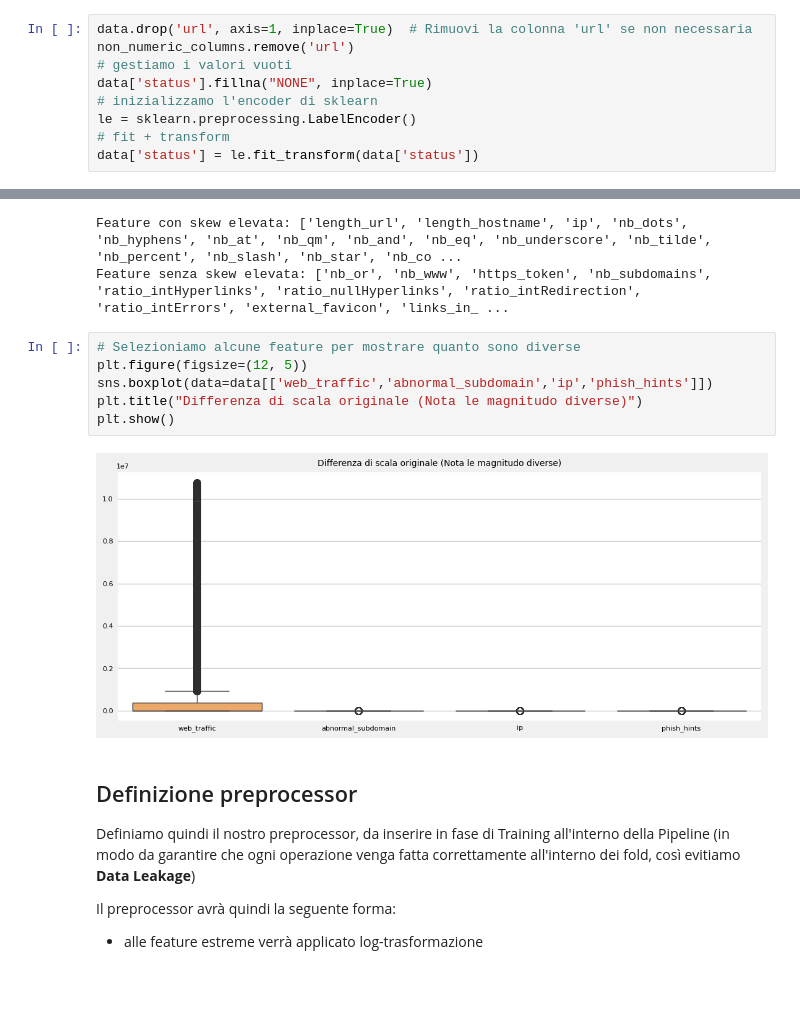
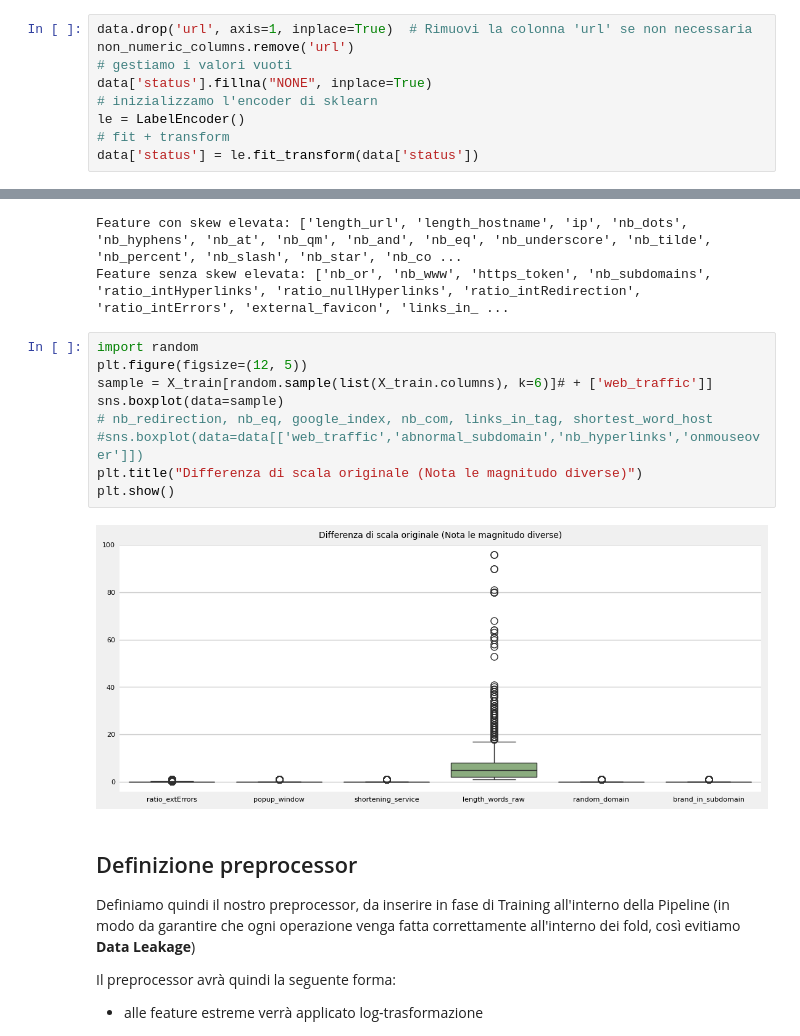
Before and after one commit to francosalvucci14/Progetto_MachineLearning, a Jupyter notebook: Progetto_ML_phishing-url.ipynb, the cells around one changed output, grey strips where cells are left out. Saved outputs shown, nothing was run; the diff lists cells and outputs as text; blank space fills up the shorter version.

```diff
--- a/Progetto_ML_phishing-url.ipynb
+++ b/Progetto_ML_phishing-url.ipynb
@@ -267,7 +277,7 @@ non_numeric_columns.remove('url')
 # gestiamo i valori vuoti
 data['status'].fillna("NONE", inplace=True)
 # inizializzamo l'encoder di sklearn
-le = sklearn.preprocessing.LabelEncoder()
+le = LabelEncoder()
 # fit + transform
 data['status'] = le.fit_transform(data['status'])
 # %%
@@ -467,13 +479,16 @@ print("Feature senza skew elevata:", non_skewed_features)
 Feature con skew elevata: ['length_url', 'length_hostname', 'ip', 'nb_dots', 'nb_hyphens', 'nb_at', 'nb_qm', 'nb_and', 'nb_eq', 'nb_underscore', 'nb_tilde', 'nb_percent', 'nb_slash', 'nb_star', 'nb_co ...
 Feature senza skew elevata: ['nb_or', 'nb_www', 'https_token', 'nb_subdomains', 'ratio_intHyperlinks', 'ratio_nullHyperlinks', 'ratio_intRedirection', 'ratio_intErrors', 'external_favicon', 'links_in_ ...
 # %%
-# Selezioniamo alcune feature per mostrare quanto sono diverse
+import random
 plt.figure(figsize=(12, 5))
-sns.boxplot(data=data[['web_traffic','abnormal_subdomain','ip','phish_hints']])
+sample = X_train[random.sample(list(X_train.columns), k=6)]# + ['web_traffic']]
+sns.boxplot(data=sample)
+# nb_redirection, nb_eq, google_index, nb_com, links_in_tag, shortest_word_host
+#sns.boxplot(data=data[['web_traffic','abnormal_subdomain','nb_hyperlinks','onmouseover']])
 plt.title("Differenza di scala originale (Nota le magnitudo diverse)")
 plt.show()
 # %% [output]
-[figure, old version]
+[figure, new version]
 # %% [markdown]
 ## Definizione preprocessor
 
```
Also changed, not shown: parts of 56 cells of this notebook, 3 other files.
